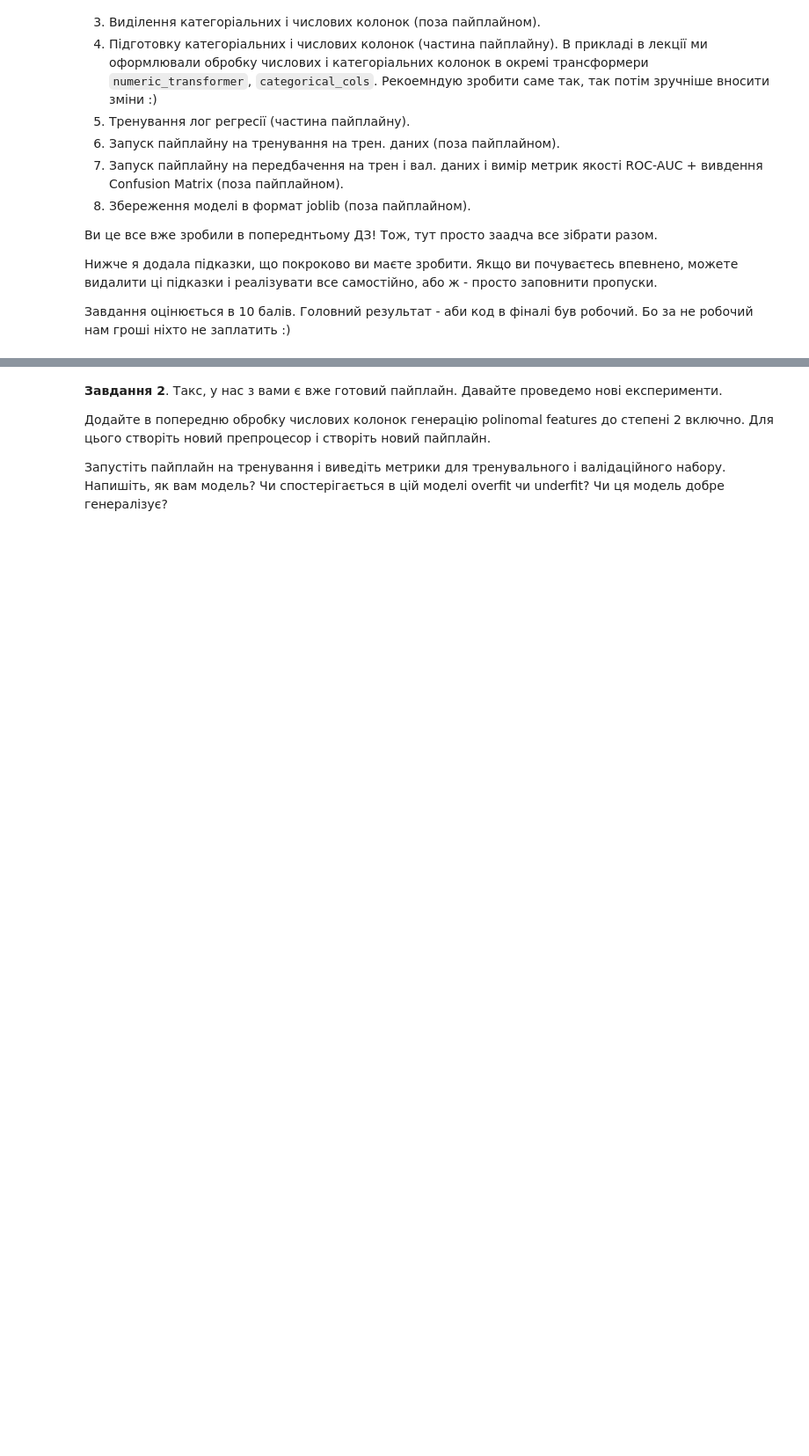
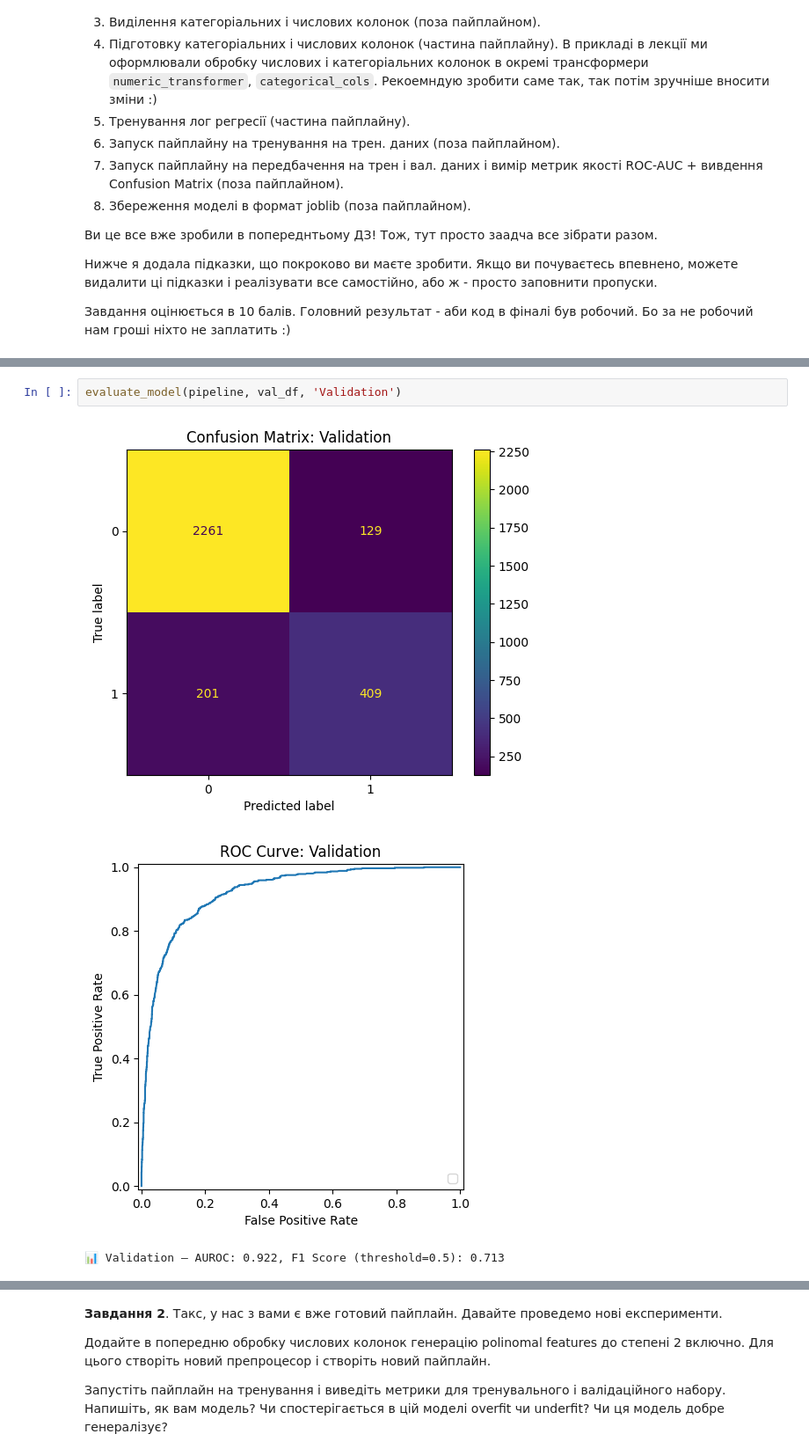
Before and after one commit to o-semenkova/ml_home_tasks, a Jupyter notebook: HW_2_2_Поліноміальні_ознаки_Pipelines.ipynb, the cells around one changed output, grey strips where cells are left out. Shown: that part at 88% size. Saved outputs shown, nothing was run; the diff lists cells and outputs as text; blank space fills up the shorter version.

```diff
--- a/HW_2_2_Поліноміальні_ознаки_Pipelines.ipynb
+++ b/HW_2_2_Поліноміальні_ознаки_Pipelines.ipynb
@@ -92,0 +139,6 @@ joblib.dump(...)
+# %%
+evaluate_model(pipeline, val_df, 'Validation')
+# %% [output]
+[figure, added]
+[figure, added]
+📊 Validation — AUROC: 0.922, F1 Score (threshold=0.5): 0.713
```
Also changed, not shown: parts of 25 cells of this notebook.
